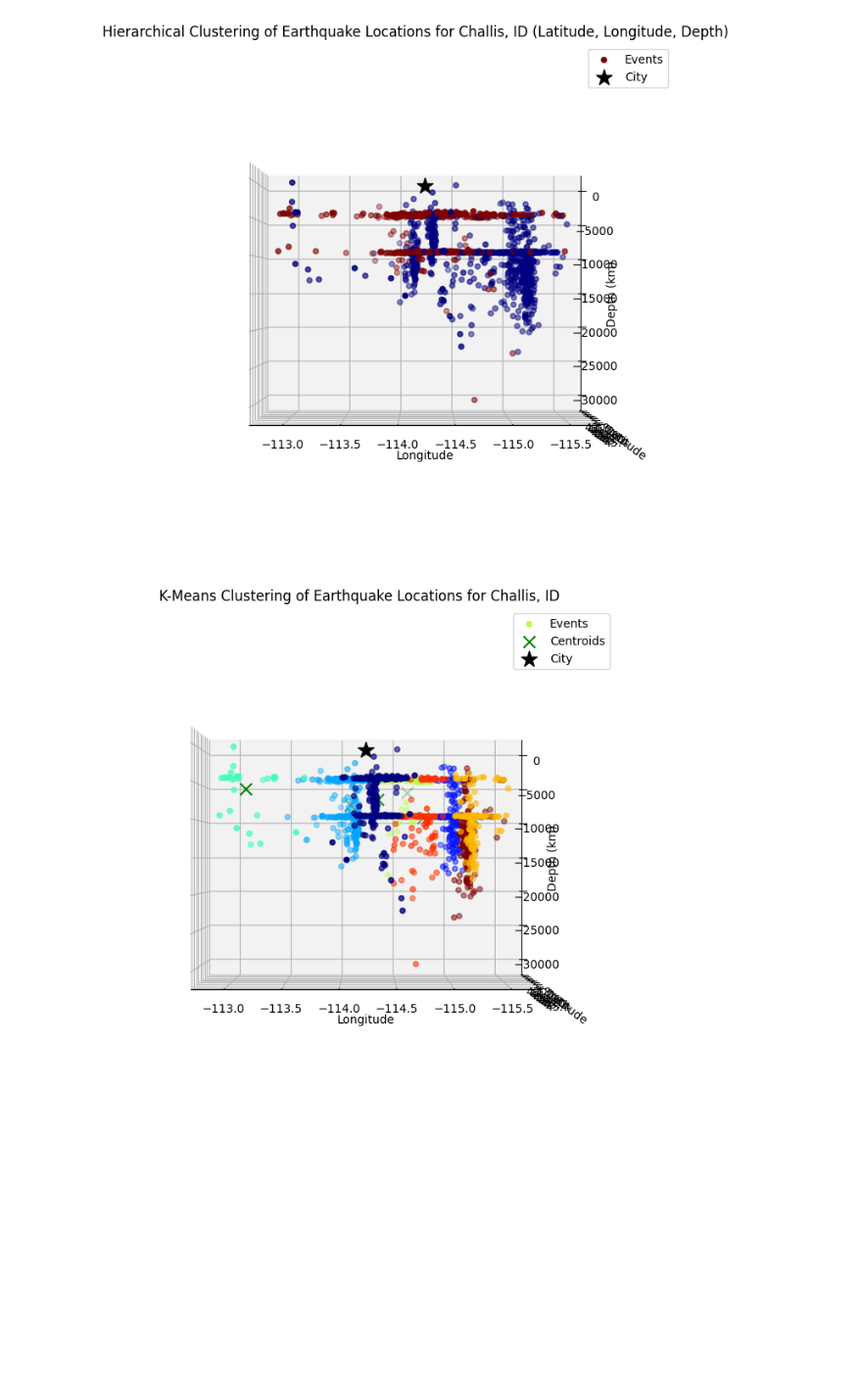
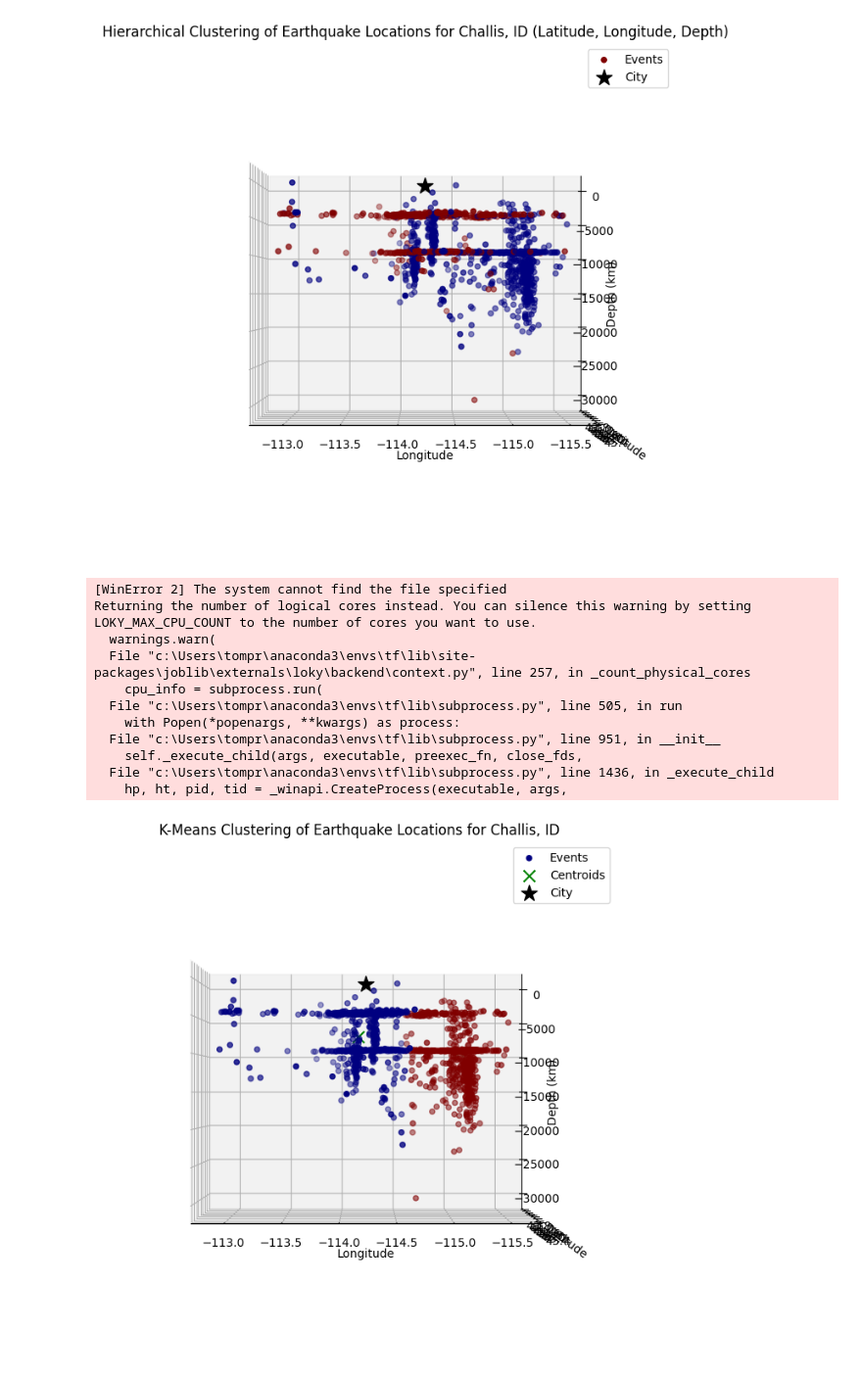
Before and after one commit to BlueJCash/CS_5850_EQ_Project, a Jupyter notebook: Project_test.ipynb, the cells around one changed output. Shown at 98% size. Drawn from its saved outputs; the diff is of its cells as text; code cells hidden in the pictures; blank space fills up the shorter version.

```diff
--- a/Project_test.ipynb
+++ b/Project_test.ipynb
@@ -144,35 +171,46 @@ def seismic_kmeans_clusters(locs, k=3, elev=0, azim=90):
     """Plot the k-means clustering results."""
 
     features = locs[:, :3]  # Longitude, Latitude, Depth
 
     # Perform K-means clustering
     kmeans = KMeans(n_clusters=k, random_state=42)
     kmeans.fit(features)
 
     # Retrieve cluster labels and centroids
     labels = kmeans.labels_
     centroids = kmeans.cluster_centers_
 
     fig = plt.figure(figsize=(10, 8))
     lat, lon = get_geolocation(city=city)
 
     ax = fig.add_subplot(111, projection='3d')
     scatter = ax.scatter(locs[:, 0], locs[:, 1], locs[:, 2] * max_depth, c=labels, cmap='jet', marker='o', label='Events')
     ax.scatter(centroids[:, 0], centroids[:, 1], centroids[:, 2] * max_depth, c='green', marker='x', s=100, label='Centroids')
     ax.scatter(lon, lat, 0, c='black', marker='*', s=200, label='City')
 
     ax.set_xlabel('Longitude')
     ax.set_ylabel('Latitude')
     ax.set_zlabel('Depth (km)')
     ax.set_title(f'K-Means Clustering of Earthquake Locations for {city}')
     ax.legend()
 
     ax.view_init(elev=elev, azim=azim)
     plt.show()
 
-seismic_kmeans_clusters(locs, k=8, elev=0, azim=90)
+seismic_kmeans_clusters(locs, k=2, elev=0, azim=90)
 # %% [output]
+[WinError 2] The system cannot find the file specified
+Returning the number of logical cores instead. You can silence this warning by setting LOKY_MAX_CPU_COUNT to the number of cores you want to use.
+  warnings.warn(
+  File "c:\Users\tompr\anaconda3\envs\tf\lib\site-packages\joblib\externals\loky\backend\context.py", line 257, in _count_physical_cores
+    cpu_info = subprocess.run(
+  File "c:\Users\tompr\anaconda3\envs\tf\lib\subprocess.py", line 505, in run
+    with Popen(*popenargs, **kwargs) as process:
+  File "c:\Users\tompr\anaconda3\envs\tf\lib\subprocess.py", line 951, in __init__
+    self._execute_child(args, executable, preexec_fn, close_fds,
+  File "c:\Users\tompr\anaconda3\envs\tf\lib\subprocess.py", line 1436, in _execute_child
+    hp, ht, pid, tid = _winapi.CreateProcess(executable, args,
-[figure, old version]
+[figure, new version]
 # %%
 import pandas as pd
 import matplotlib.pyplot as plt
```
Also changed, not shown: parts of 5 cells of this notebook, 36 other files.
